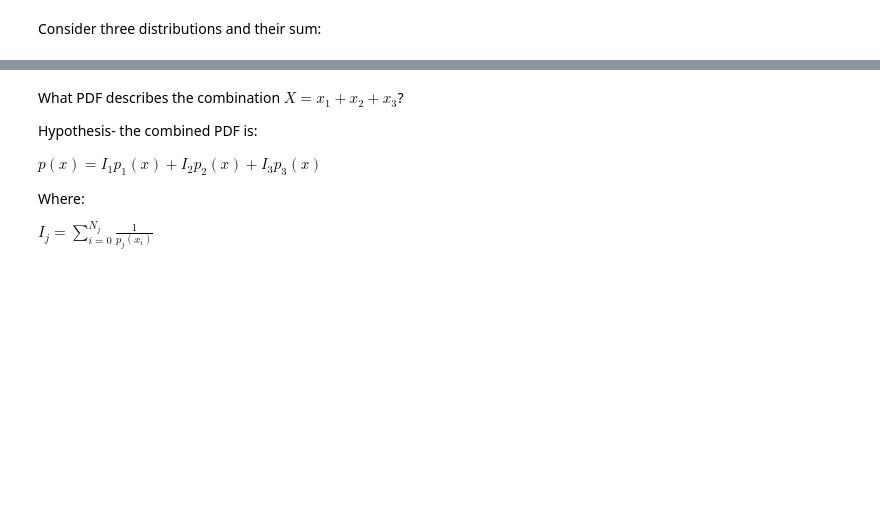
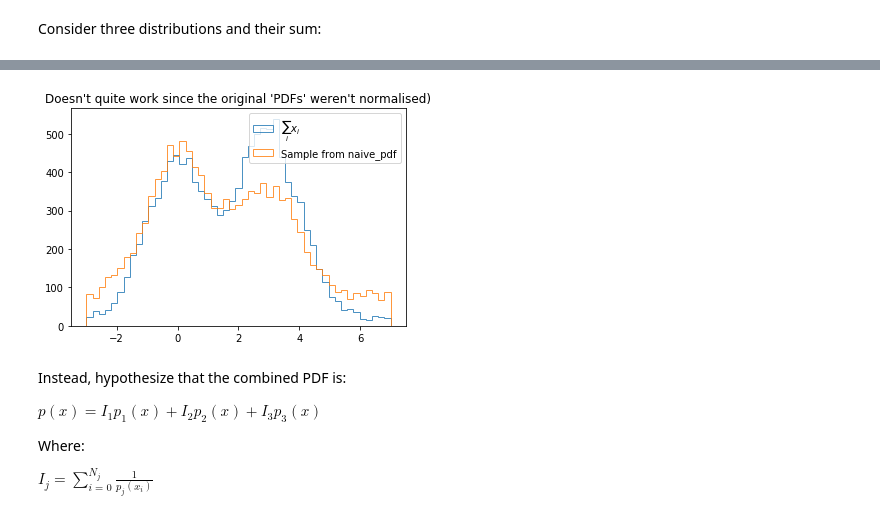
Before and after one commit to richard-lane/addPdfs, a Jupyter notebook: addPdfs.ipynb, the cells around one changed output, grey strips where cells are left out. Drawn from its saved outputs; the diff is of its cells as text; code cells hidden in the pictures; blank space fills up the shorter version.

```diff
--- a/addPdfs.ipynb
+++ b/addPdfs.ipynb
@@ -63,7 +74,17 @@ plt.show()
+# %%
+Ntot = N1 + N2 + N3
+naive_pdf = lambda x : N1 / Ntot * fcn1(x) + N1 / Ntot * fcn2(x) + N3 / Ntot * fcn3(x)
+
+naive_sample = sample(Ntot, naive_pdf)
+plt.hist(np.concatenate((x1, x2, x3)), **kw, label=r"$\sum_ix_i$")
+plt.hist(naive_sample, **kw, label="Sample from naive_pdf")
+plt.legend()
+plt.title("Doesn't quite work since the original 'PDFs' weren't normalised)")
+plt.show()
+# %% [output]
+[figure, added]
 # %% [markdown]
-What PDF describes the combination $X = x_1 + x_2 + x_3$?
-
-Hypothesis- the combined PDF is:
+Instead, hypothesize that the combined PDF is:
 
 $p(x) = I_1p_1(x) + I_2p_2(x) + I_3p_3(x)$
 
```
Also changed, not shown: parts of 9 cells of this notebook.
